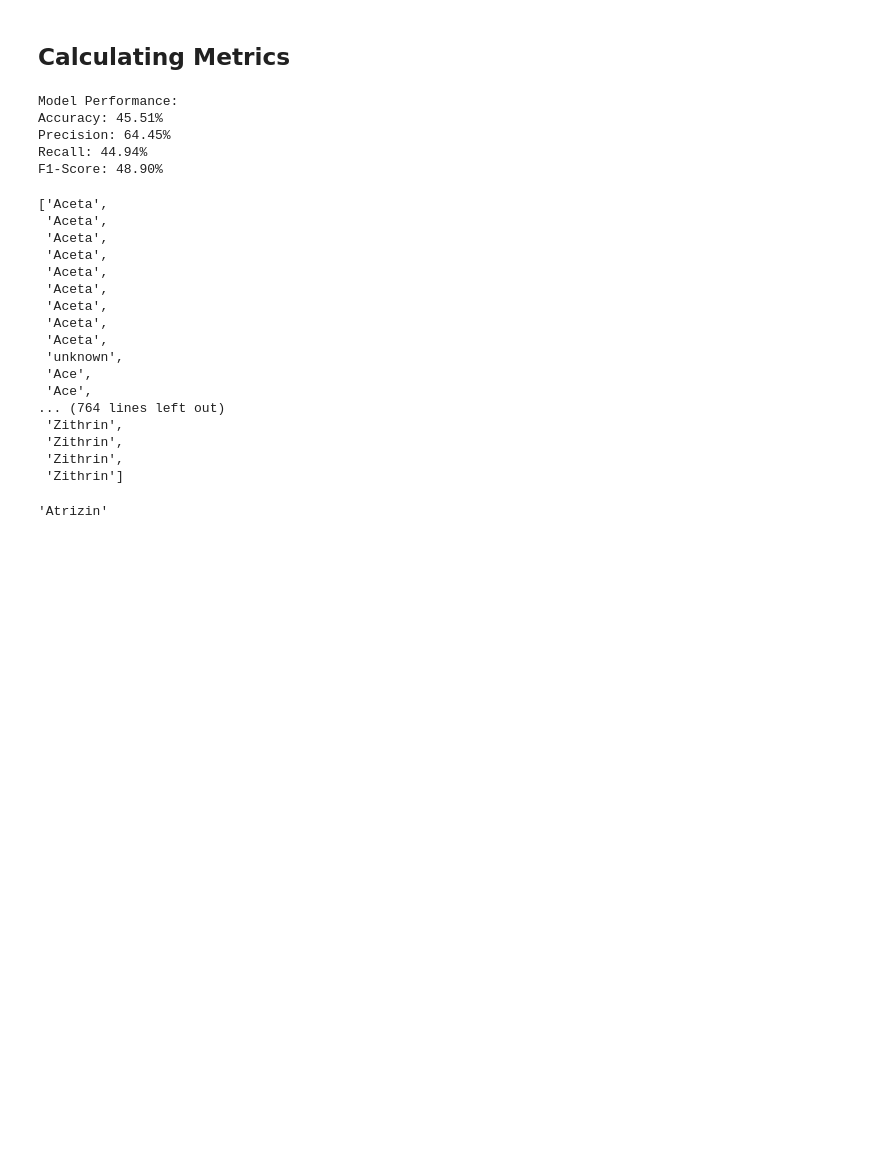
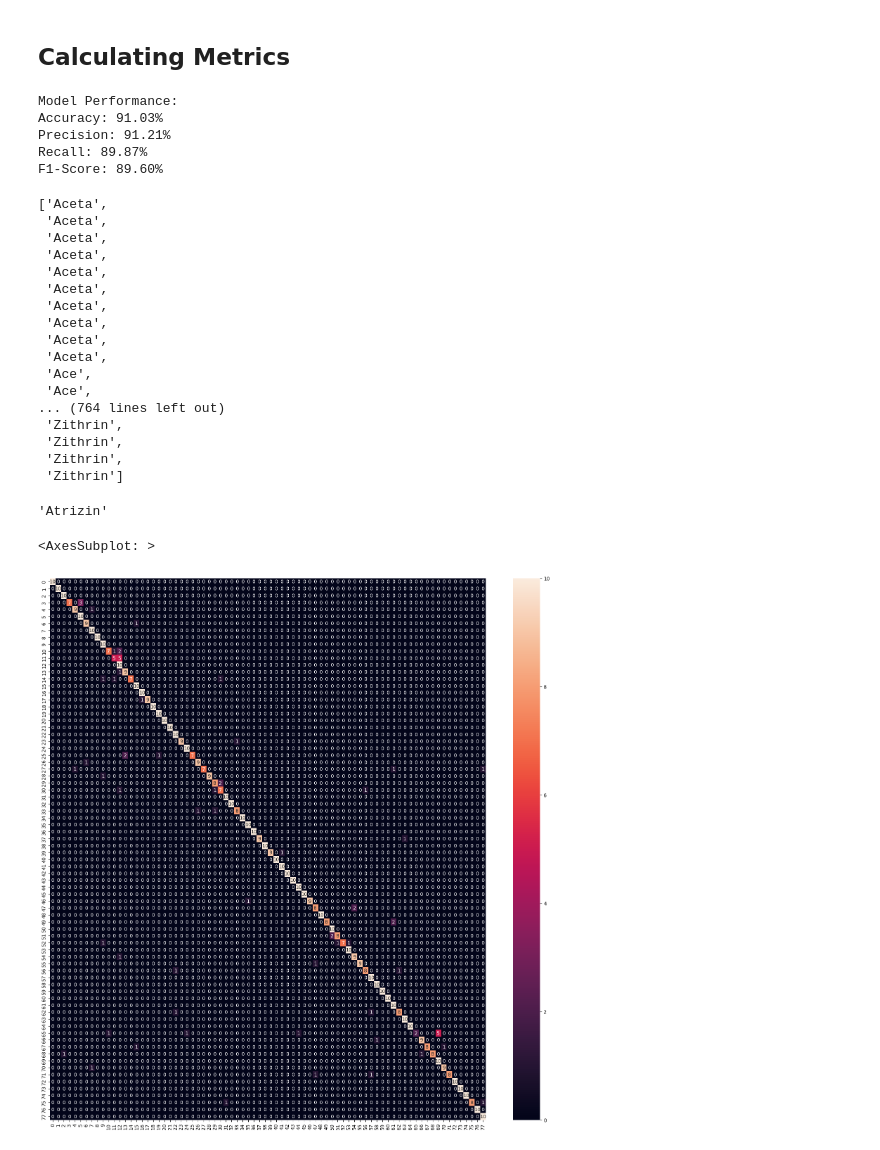
Before and after one commit to Andreas-Lukito/Medzy_ocr, a Jupyter notebook: medzy-bart-testing.ipynb, the cells around one changed output. Cells and saved outputs as stored; diff of their text form; code cells hidden in the pictures; blank space fills up the shorter version.

Commit message:
90% accuracy checkpoint

```diff
--- a/medzy-bart-testing.ipynb
+++ b/medzy-bart-testing.ipynb
@@ -84,7 +84,9 @@ def correct_text(ocr_text):
 
     # Find the closest match from the valid labels
     best_match, score, _ = process.extractOne(generated_text, valid_labels)
-    return best_match if score > 80 else generated_text  # Use best match if confidence is high
+    # return best_match if score > 80 else generated_text  # Use best match if confidence is high
+
+    return best_match # Use best match if confidence is high
 # %%
 corrected_texts = []
 for text in texts:
@@ -138,10 +140,10 @@ print(f"Recall: {recall * 100:.2f}%")
 print(f"F1-Score: {f1 * 100:.2f}%")
 # %% [output]
 Model Performance:
-Accuracy: 45.51%
-Precision: 64.45%
-Recall: 44.94%
-F1-Score: 48.90%
+Accuracy: 91.03%
+Precision: 91.21%
+Recall: 89.87%
+F1-Score: 89.60%
 # %%
 cleaned_predictions
 # %% [output]
@@ -154,7 +156,7 @@ cleaned_predictions
  'Aceta',
  'Aceta',
  'Aceta',
- 'unknown',
+ 'Aceta',
  'Ace',
  'Ace',
 ... (764 lines left out)
@@ -166,3 +168,16 @@ cleaned_predictions
 test_df["MEDICINE_NAME"][41]
 # %% [output]
 'Atrizin'
+# %%
+import seaborn as sns
+from sklearn.metrics import confusion_matrix
+import matplotlib.pyplot as plt
+import seaborn as sns
+
+cf_matrix = confusion_matrix(test_df["MEDICINE_NAME"], cleaned_predictions)
+
+fig, ax = plt.subplots(figsize=(20,20))
+sns.heatmap(cf_matrix, annot=True)
+# %% [output]
+<AxesSubplot: >
+[figure, added]
```
Also changed, not shown: parts of 2 cells of this notebook, 4 other files.
